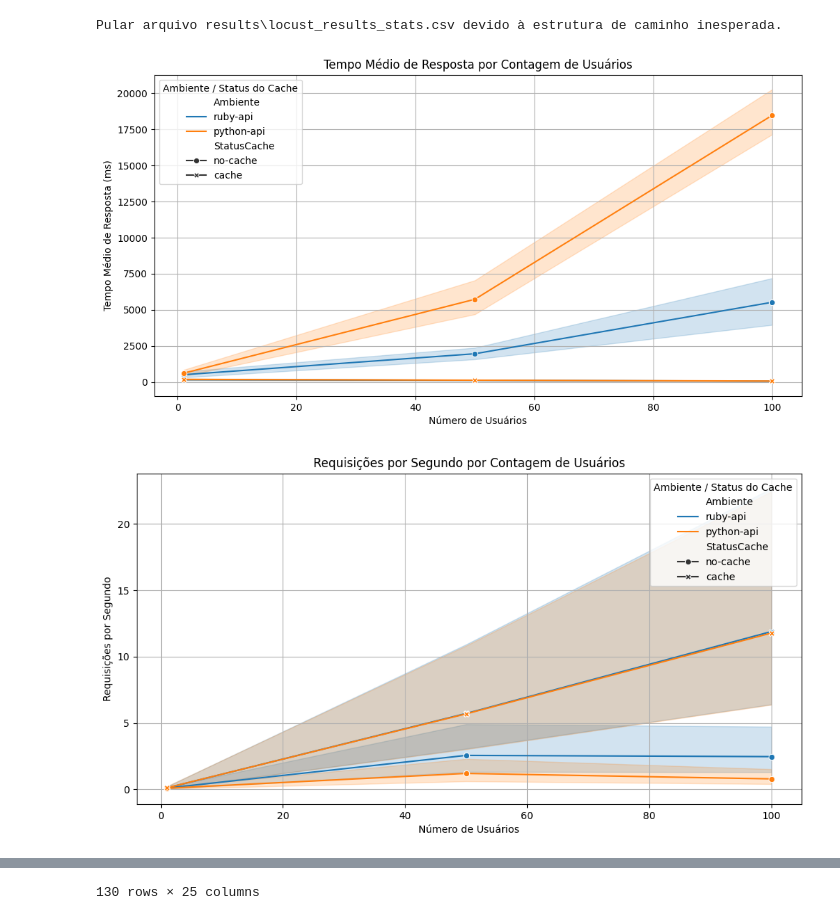
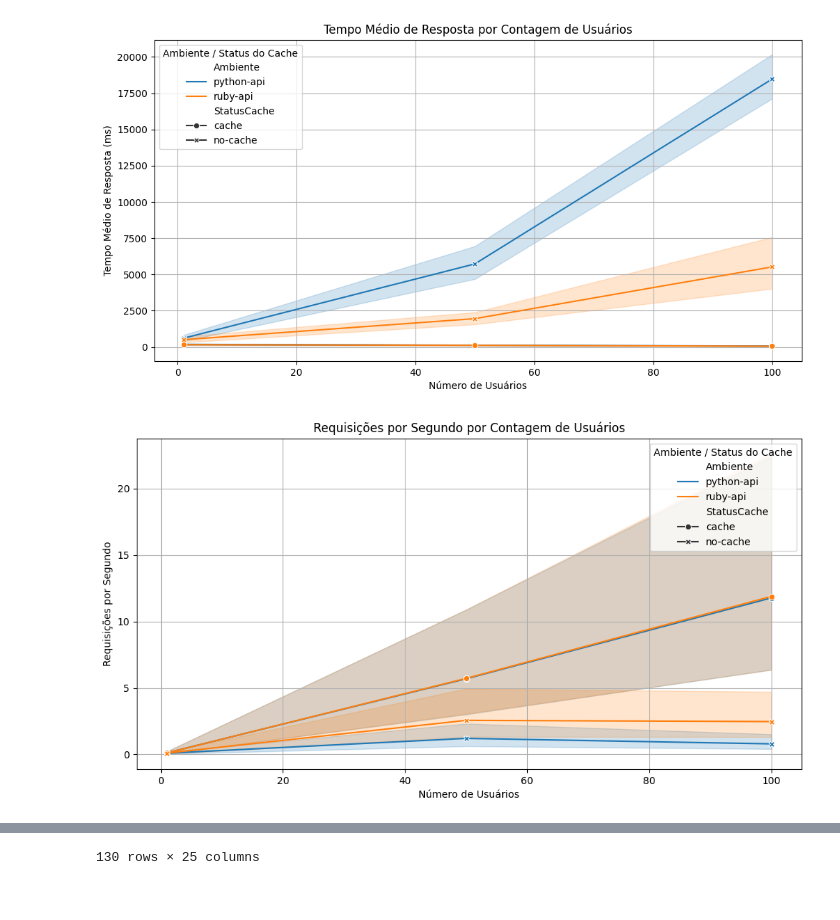
Before and after one commit to pedrxlz/web-link-extractor-api-load-testing, a Jupyter notebook: resultados.ipynb, the cells around one changed output, grey strips where cells are left out. Saved outputs shown, nothing was run; the diff lists cells and outputs as text; code cells hidden in the pictures.

Commit message:
Remove obsolete Locust results CSV files

```diff
--- a/resultados.ipynb
+++ b/resultados.ipynb
@@ -52,9 +50,7 @@ def generate_plots(df):
 # %%
 df = read_csv_files()
 generate_plots(df)
-df
 # %% [output]
-Pular arquivo results\locust_results_stats.csv devido à estrutura de caminho inesperada.
-[figure, old version]
+[figure, new version]
-[figure, old version]
+[figure, new version]
 |  | Type | Name | Request Count | Failure Count | Median Response Time | Average Response Time | ... |
@@ -72 +68 @@ Pular arquivo results\locust_results_stats.csv devido à estrutura de caminho in
-130 rows × 25 columns
+130 rows × 25 columns
```
Also changed, not shown: parts of 2 cells of this notebook, 8 other files.
